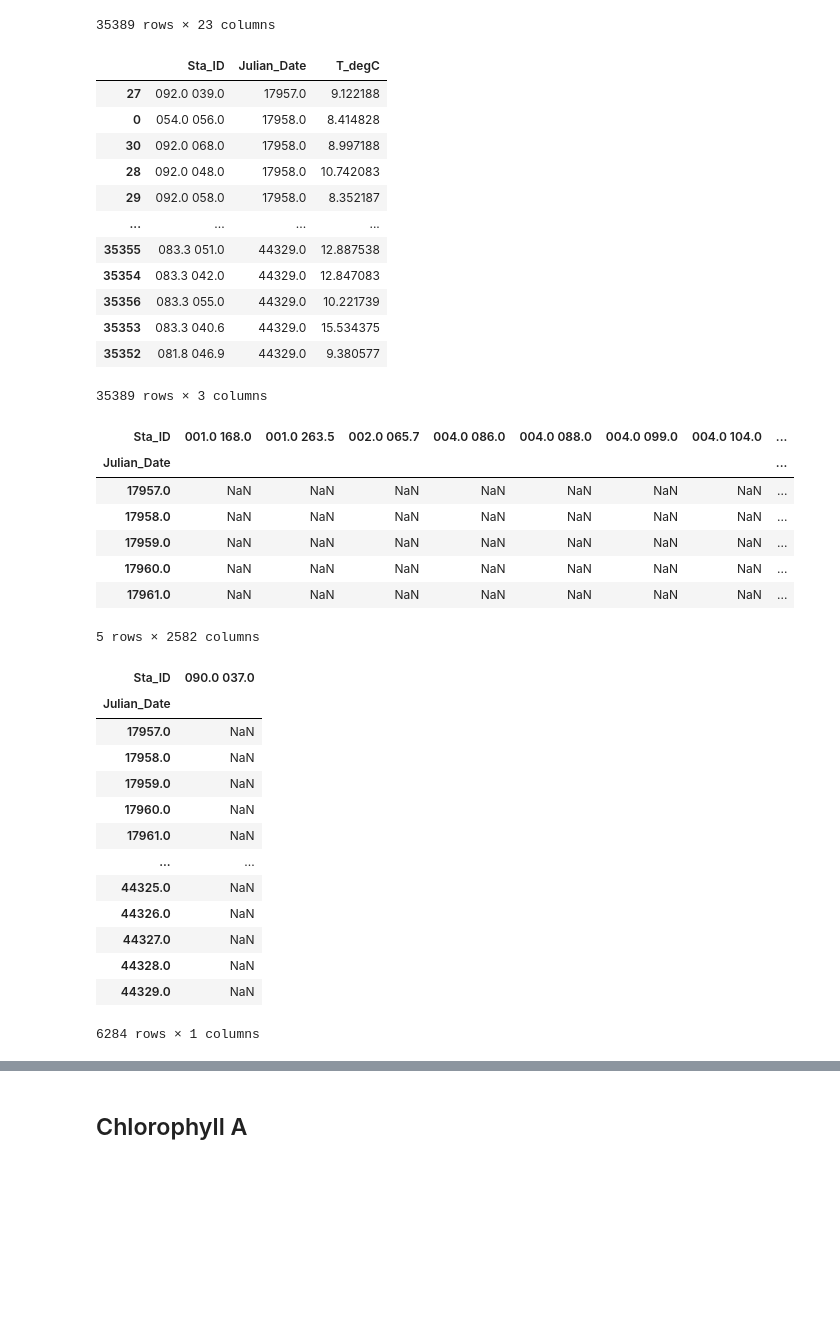
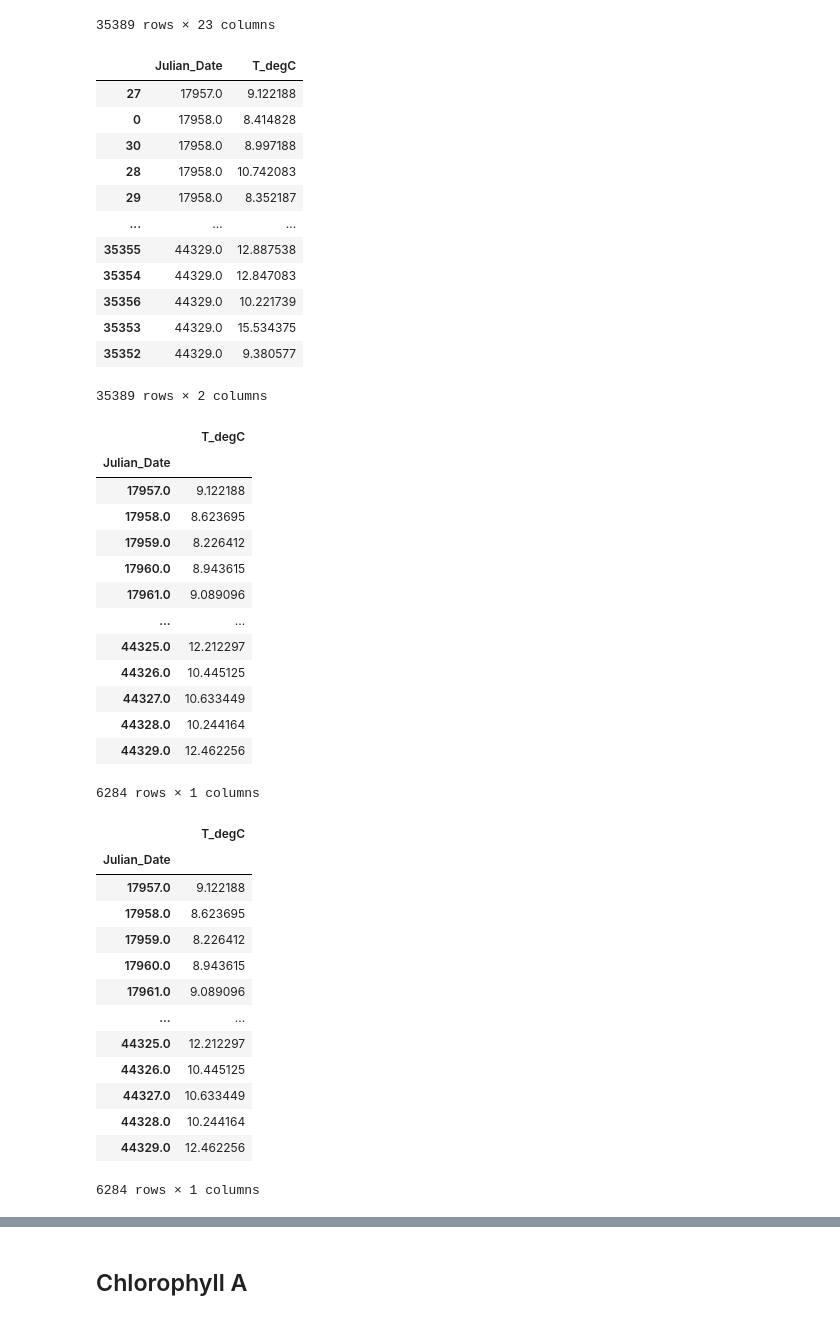
Before and after one commit to Drums180/Geoscientific_Analysis_Project, a Jupyter notebook: SSA.ipynb, the cells around one changed output, grey strips where cells are left out. Cells and saved outputs as stored; diff of their text form; code cells hidden in the pictures; blank space fills up the shorter version.

```diff
--- a/SSA.ipynb
+++ b/SSA.ipynb
@@ -34,52 +34,58 @@ data
 data_sorted = data.sort_values(by=['Julian_Date'], ascending = True)
 
 # Check the sorted data
-data_sorted[['Sta_ID', 'Julian_Date', 'T_degC']]
+data_sorted[['Julian_Date', 'T_degC']]
 # %% [output]
-|  | Sta_ID | Julian_Date | T_degC |
-| 27 | 092.0 039.0 | 17957.0 | 9.122188 |
-| 0 | 054.0 056.0 | 17958.0 | 8.414828 |
-| 30 | 092.0 068.0 | 17958.0 | 8.997188 |
-| 28 | 092.0 048.0 | 17958.0 | 10.742083 |
-| 29 | 092.0 058.0 | 17958.0 | 8.352187 |
-| ... | ... | ... | ... |
-| 35355 | 083.3 051.0 | 44329.0 | 12.887538 |
-| 35354 | 083.3 042.0 | 44329.0 | 12.847083 |
-| 35356 | 083.3 055.0 | 44329.0 | 10.221739 |
-| 35353 | 083.3 040.6 | 44329.0 | 15.534375 |
-| 35352 | 081.8 046.9 | 44329.0 | 9.380577 |
+|  | Julian_Date | T_degC |
+| 27 | 17957.0 | 9.122188 |
+| 0 | 17958.0 | 8.414828 |
+| 30 | 17958.0 | 8.997188 |
+| 28 | 17958.0 | 10.742083 |
+| 29 | 17958.0 | 8.352187 |
+| ... | ... | ... |
+| 35355 | 44329.0 | 12.887538 |
+| 35354 | 44329.0 | 12.847083 |
+| 35356 | 44329.0 | 10.221739 |
+| 35353 | 44329.0 | 15.534375 |
+| 35352 | 44329.0 | 9.380577 |
-35389 rows × 3 columns
+35389 rows × 2 columns
 # %%
 # data_chla = data_sorted.pivot_table(index='Julian_Date', columns='Sta_ID', values='ChlorA')
-data_chla = data_sorted.pivot_table(index='Julian_Date', columns='Sta_ID', values='T_degC')
-data_chla.head()
+data_chla = data_sorted.pivot_table(index='Julian_Date', values='T_degC')
+data_chla
 # %% [output]
-| Sta_ID | 001.0 168.0 | 001.0 263.5 | 002.0 065.7 | 004.0 086.0 | 004.0 088.0 | 004.0 099.0 | 004.0 104.0 | ... |
-| Julian_Date |  |  |  |  |  |  |  | ... |
-| 17957.0 | NaN | NaN | NaN | NaN | NaN | NaN | NaN | ... |
-| 17958.0 | NaN | NaN | NaN | NaN | NaN | NaN | NaN | ... |
-| 17959.0 | NaN | NaN | NaN | NaN | NaN | NaN | NaN | ... |
-| 17960.0 | NaN | NaN | NaN | NaN | NaN | NaN | NaN | ... |
-| 17961.0 | NaN | NaN | NaN | NaN | NaN | NaN | NaN | ... |
+|  | T_degC |
+| Julian_Date |  |
+| 17957.0 | 9.122188 |
+| 17958.0 | 8.623695 |
+| 17959.0 | 8.226412 |
+| 17960.0 | 8.943615 |
+| 17961.0 | 9.089096 |
+| ... | ... |
+| 44325.0 | 12.212297 |
+| 44326.0 | 10.445125 |
+| 44327.0 | 10.633449 |
+| 44328.0 | 10.244164 |
+| 44329.0 | 12.462256 |
-5 rows × 2582 columns
+6284 rows × 1 columns
 # %%
 # Filter columns that have more than 150 non-null values
-filtered_data = data_chla.loc[:, data_chla.notnull().sum(axis=0) > 325]
+filtered_data = data_chla.dropna()
 filtered_data
 # %% [output]
-| Sta_ID | 090.0 037.0 |
+|  | T_degC |
 | Julian_Date |  |
-| 17957.0 | NaN |
-| 17958.0 | NaN |
-| 17959.0 | NaN |
-| 17960.0 | NaN |
-| 17961.0 | NaN |
+| 17957.0 | 9.122188 |
+| 17958.0 | 8.623695 |
+| 17959.0 | 8.226412 |
+| 17960.0 | 8.943615 |
+| 17961.0 | 9.089096 |
 | ... | ... |
-| 44325.0 | NaN |
-| 44326.0 | NaN |
-| 44327.0 | NaN |
-| 44328.0 | NaN |
-| 44329.0 | NaN |
+| 44325.0 | 12.212297 |
+| 44326.0 | 10.445125 |
+| 44327.0 | 10.633449 |
+| 44328.0 | 10.244164 |
+| 44329.0 | 12.462256 |
 6284 rows × 1 columns
 # %%
 # normalize the data
```
Also changed, not shown: parts of 10 cells of this notebook, 2 other files.
